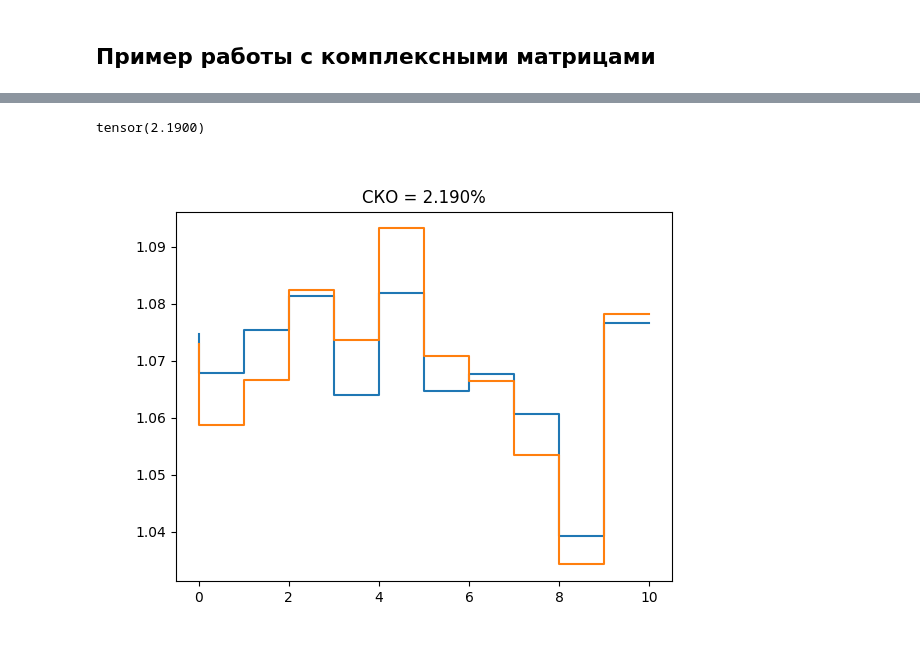
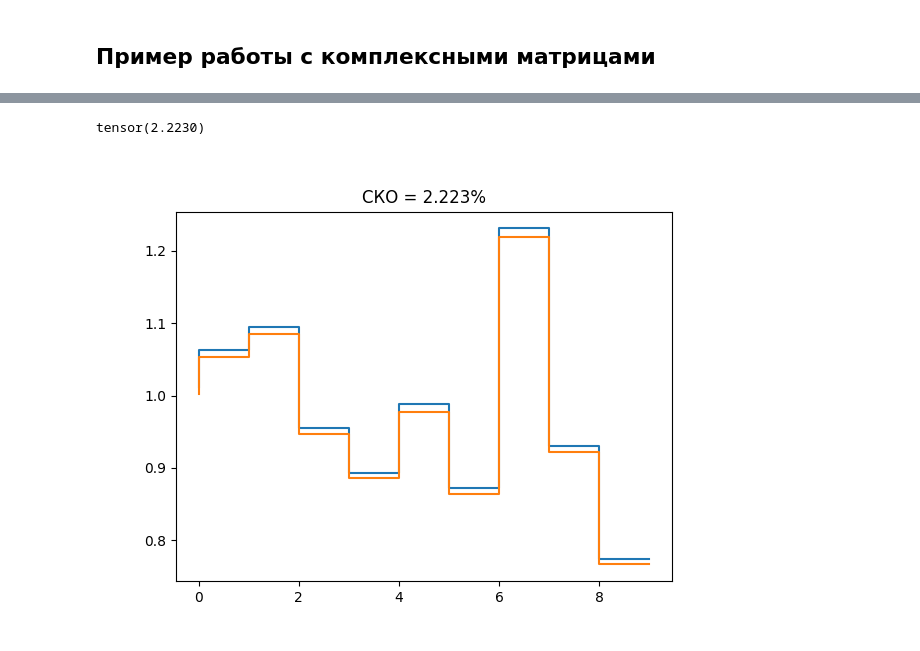
Before and after one commit to amacomm/Optical_matrix_multiplication, a Jupyter notebook: Notebook.ipynb, the cells around one changed output, grey strips where cells are left out. Drawn from its saved outputs; the diff is of its cells as text; code cells hidden in the pictures.

```diff
--- a/Notebook.ipynb
+++ b/Notebook.ipynb
@@ -65,5 +65,15 @@ plt.title(f"СКО = {CKO :.3f}%");
 # %% [markdown]
 ## Пример работы с комплексными матрицами
+# %%
+config = source.Config(scale_by_x = 2,
+                       vector_size = 16)
+
+propagator_operator = propagator.Propagator_sinc_operator()
+prop = propagator.Propagator(operator = propagator_operator,
+                  config = config)
+mul = source.OpticalMul(prop, config)
+# %%
+distributed_mul = source.DataParallel(mul, output_device = 'cpu')
 # %%
 mat1 = torch.rand(1, 1, 10, 16)
 mat2 = torch.exp(1j * torch.rand((1, 1, 16, 11)))
@@ -87,11 +97,11 @@ CKO = (((fr / fr.mean() - res / res.mean())**2).sum() / fr.size(0))**0.5 * 100
 # %%
 CKO
 # %% [output]
-tensor(2.1900)
+tensor(2.2230)
 # %%
 plt.figure()
-plt.step(range(fr.size(1)), fr[3] / fr.mean())
-plt.step(range(res.size(1)), res[3]/ res.mean())
+plt.step(range(fr.size(0)), fr[:, 1] / fr.mean())
+plt.step(range(res.size(0)), res[:, 1]/ res.mean())
 plt.title(f"СКО = {CKO :.3f}%");
 # %% [output]
-[figure, old version]
+[figure, new version]
```
Also changed, not shown: parts of 10 cells of this notebook, 3 other files.
